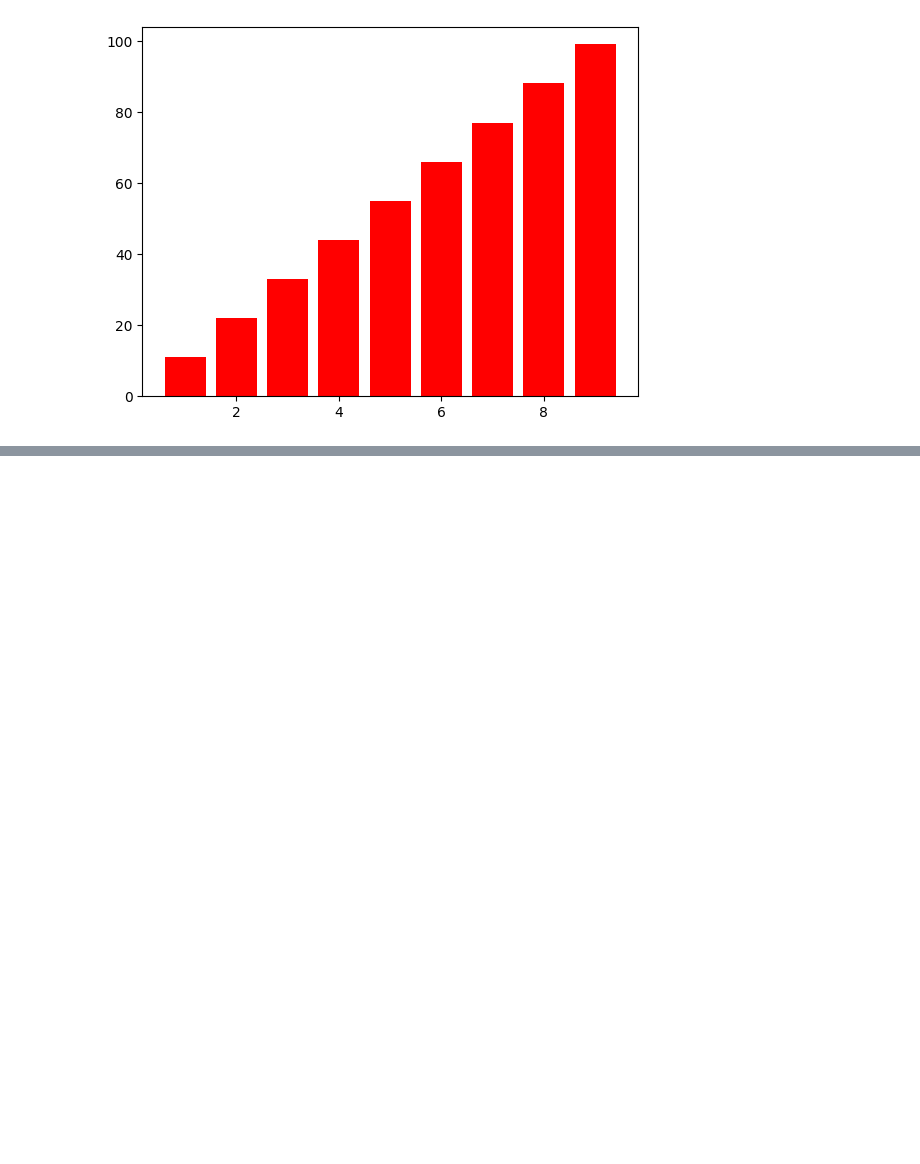
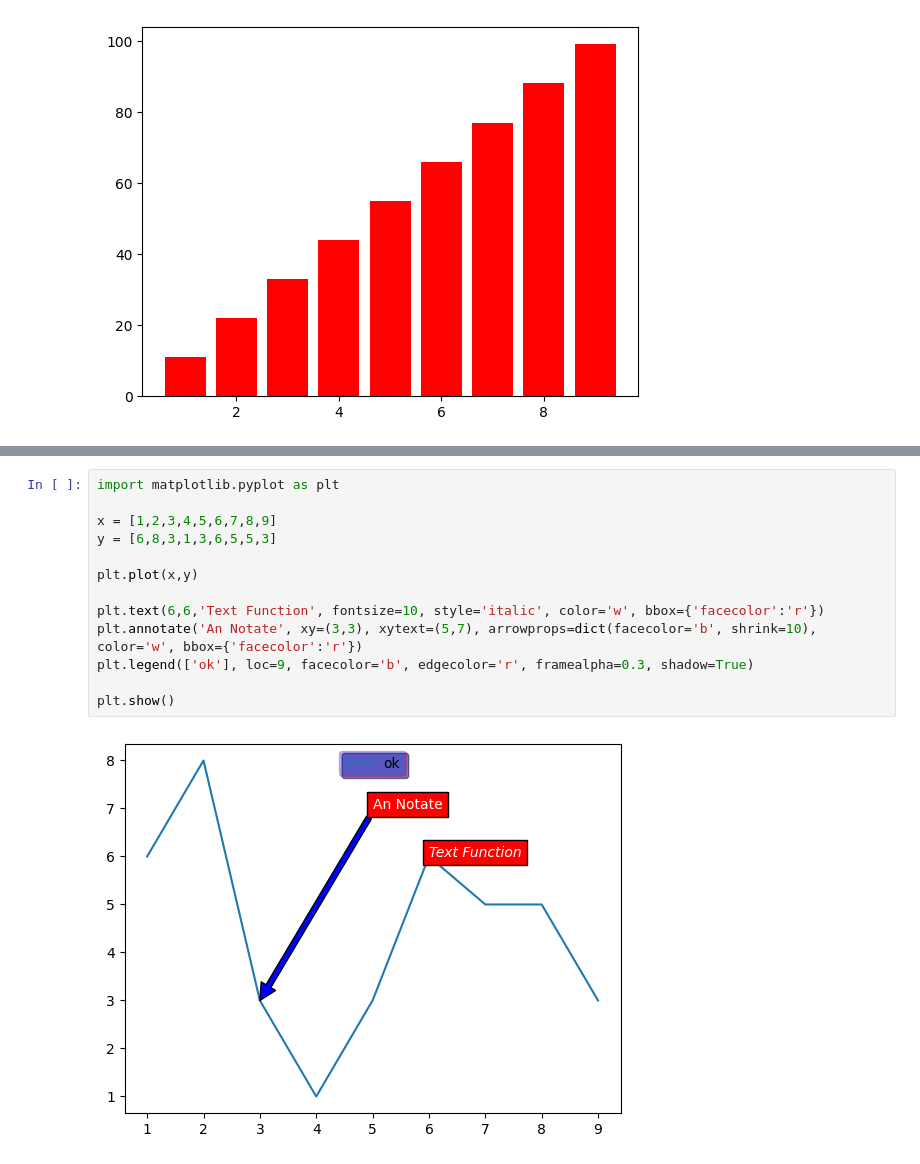
Before and after one commit to muhammadalinoor-1982/ml, a Jupyter notebook: practice/matplotlib_practice.ipynb, the cells around one changed output, grey strips where cells are left out. Cells and saved outputs as stored; diff of their text form; blank space fills up the shorter version.

```diff
--- a/practice/matplotlib_practice.ipynb
+++ b/practice/matplotlib_practice.ipynb
@@ -246,0 +266,15 @@ plt.show()
+# %%
+import matplotlib.pyplot as plt
+
+x = [1,2,3,4,5,6,7,8,9]
+y = [6,8,3,1,3,6,5,5,3]
+
+plt.plot(x,y)
+
+plt.text(6,6,'Text Function', fontsize=10, style='italic', color='w', bbox={'facecolor':'r'})
+plt.annotate('An Notate', xy=(3,3), xytext=(5,7), arrowprops=dict(facecolor='b', shrink=10), color='w', bbox={'facecolor':'r'})
+plt.legend(['ok'], loc=9, facecolor='b', edgecolor='r', framealpha=0.3, shadow=True)
+
+plt.show()
+# %% [output]
+[figure, added]
```
Also changed, not shown: parts of 1 cell of this notebook, 1 other file.
